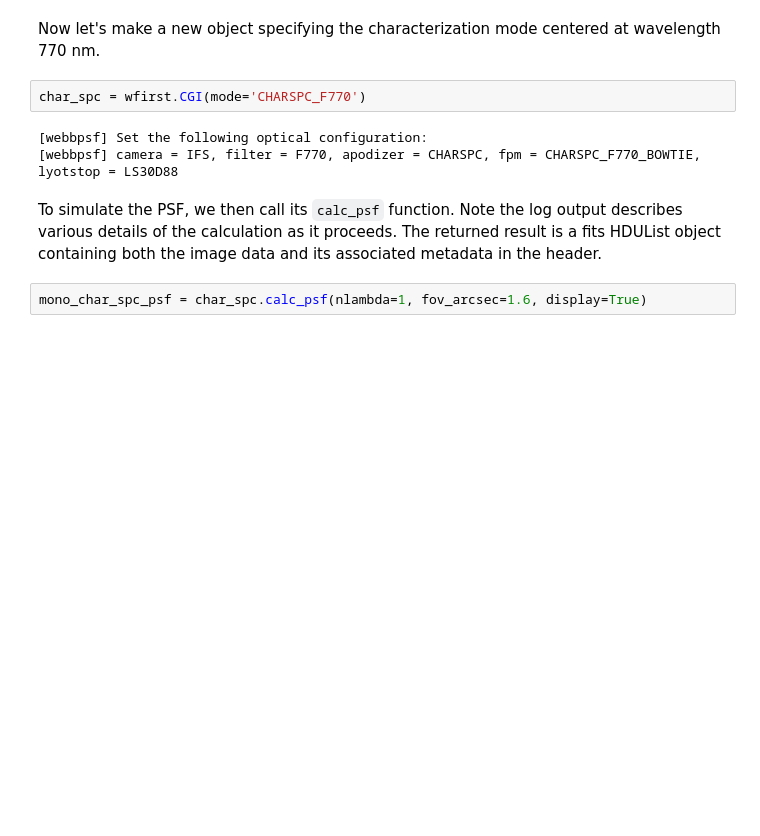
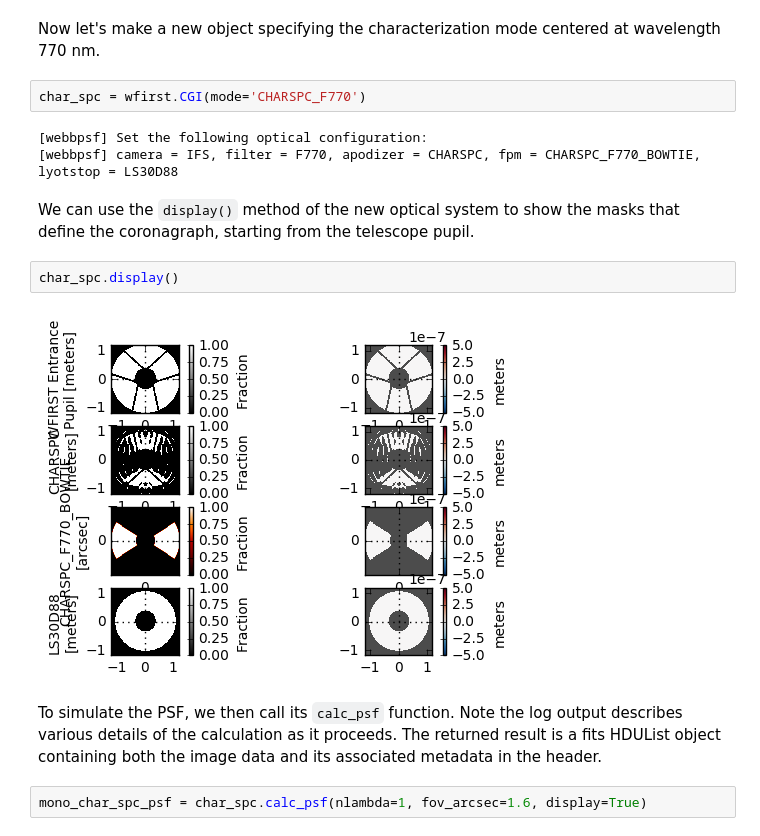
Before and after one commit to spacetelescope/webbpsf, a Jupyter notebook: notebooks/wfirst_cgi_demo.ipynb, the cells around one changed output. Cells and saved outputs as stored; diff of their text form; blank space fills up the shorter version.

Commit message:
for CHARSPC example, display the system configuration before computing PSF

```diff
--- a/notebooks/wfirst_cgi_demo.ipynb
+++ b/notebooks/wfirst_cgi_demo.ipynb
@@ -59,6 +59,12 @@ char_spc = wfirst.CGI(mode='CHARSPC_F770')
 # %% [output]
 [webbpsf] Set the following optical configuration:
 [webbpsf] camera = IFS, filter = F770, apodizer = CHARSPC, fpm = CHARSPC_F770_BOWTIE, lyotstop = LS30D88
+# %% [markdown]
+We can use the ``display()`` method of the new optical system to show the masks that define the coronagraph, starting from the telescope pupil.
+# %%
+char_spc.display()
+# %% [output]
+[figure, added]
 # %% [markdown]
 To simulate the PSF, we then call its ``calc_psf`` function.  Note the log output describes various details of the calculation as it proceeds. The returned result is a fits HDUList object containing both the image data and its associated metadata in the header.
 # %%
```
Also changed, not shown: parts of 3 cells of this notebook.
